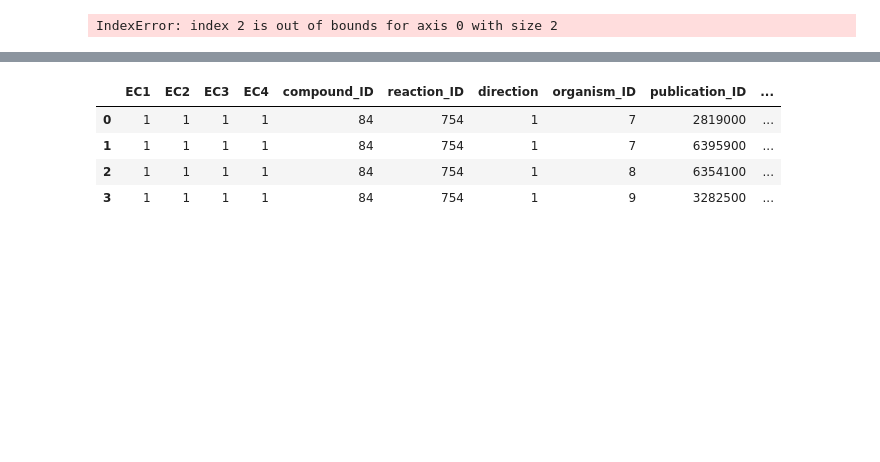
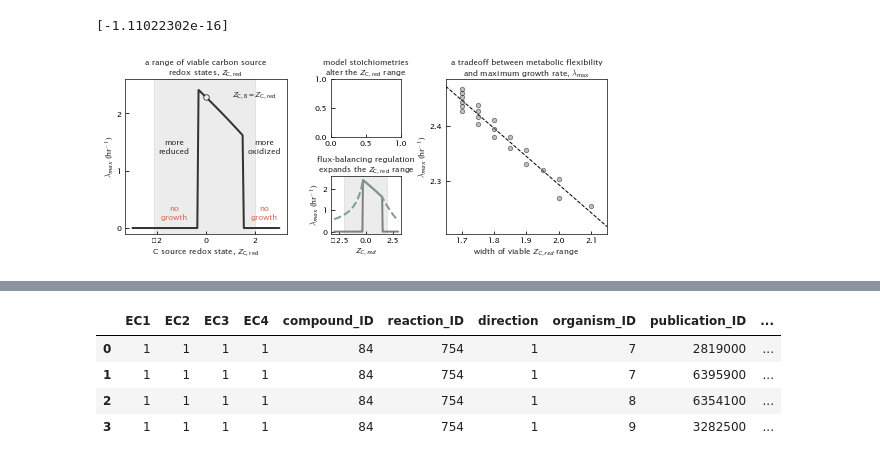
Before and after one commit to flamholz/redox-proteome, a Jupyter notebook: notebooks/Fig3_4.ipynb, the cells around one changed output, grey strips where cells are left out. Cells and saved outputs as stored; diff of their text form; code cells hidden in the pictures; blank space fills up the shorter version.

```diff
--- a/notebooks/Fig3_4.ipynb
+++ b/notebooks/Fig3_4.ipynb
@@ -682,38 +373,92 @@ actual lambda_max: 2.28702680515414
 # %%
-plt.sca(axs[2])
+mosaic_text = "AABDD\nAACDD"
+fig, axs = plt.subplot_mosaic(mosaic_text, figsize=(7.24, 3),
+                              gridspec_kw={'width_ratios': [1, 1, 1.2, 1, 1]})
+
+plt.sca(axs["A"])
 ZCBs = np.array(sorted(var_ZCB_df.ZCB.unique()))
 my_ZCBs = ZCBs[[ 5, ]]
 print(my_ZCBs)
 pal = sns.color_palette('Greys_r', n_colors=5)
 for i, zcb in enumerate(my_ZCBs):
     mask = var_ZCB_df['ZCB'] == zcb
     masked = var_ZCB_df[mask]
 
     no_phi_H = masked[
         masked['opt.max_phi_H_set'] == True]
     plt.plot(no_phi_H.ZCorg, no_phi_H.lambda_hr, color=pal[i], label='$Z_{{C,B}}$ = {0:.1f}'.format(zcb+1e-6))
 
 # Highlight points where ZCred = ZCB
 mask = np.logical_and(
     var_ZCB_df.ZCB.isin(my_ZCBs),
     (var_ZCB_df.ZCB - var_ZCB_df.ZCorg).abs() < 0.01)
 mask = np.logical_and(mask, var_ZCB_df['opt.max_phi_H_set'] == True)
 sns.scatterplot(data=var_ZCB_df[mask],
                 x='ZCorg',
                 y='lambda_hr',
                 color='w', marker='o',
                 s=30, edgecolor='k', alpha=0.9,
                 lw=0.75, zorder=10, legend=False)
 # approx range of ZCred values for coli C sources.
 plt.axvspan(-2.1, 2, color=greys[-3], alpha=0.15, zorder=-10)
-
-plt.ylabel('$\lambda_{max}$ (hr$^{-1}$)')
-plt.xlabel('C source redox state, $Z_{\mathrm{C,red}}$')
-plt.ylim(-0.1, 2.7)
 plt.text(-1.3, 0.15, "no\ngrowth", color=colors['red'], ha='center', fontsize=8)
 plt.text(2.4, 0.15, "no\ngrowth", color=colors['red'], ha='center', fontsize=8)
 plt.text(-1.3, 1.3, "more\nreduced", color=greys[-1], ha='center', fontsize=8)
 plt.text(2.4, 1.3, "more\noxidized", color=greys[-1], ha='center', fontsize=8)
 plt.text(2.9, 2.3, "$Z_{\mathrm{C,B}} = Z_{\mathrm{C,red}}$", color=greys[-1], ha='right', fontsize=8)
+
+plt.ylabel('$\lambda_{max}$ (hr$^{-1}$)')
+plt.xlabel('C source redox state, $Z_{\mathrm{C,red}}$')
+plt.yticks(np.arange(0, 2.91, 1))
+plt.ylim(-0.1, 2.6)
+
+
+plt.sca(axs['C'])
+phi_H_included = var_ZCred_df[
+    var_ZCred_df['opt.max_phi_H_set'] == False]
+no_phi_H = var_ZCred_df[
+    var_ZCred_df['opt.max_phi_H_set'] == True]
+
+plt.plot(no_phi_H.ZCorg, no_phi_H.lambda_hr, color='grey',
+         label=r'baseline model'.format(min_phi_O))
+plt.plot(phi_H_included.ZCorg, phi_H_included.lambda_hr,
+         color=colors['dark_green'], ls='--',
+         label=r'+ATP homeostasis', zorder=10)
+# approx range of ZCred values for coli C sources.
+plt.axvspan(-2.1, 2, color=greys[-3], alpha=0.15, zorder=-10)
+
+ZCred_xlabel = '$Z_{C,red}$'
+plt.xlabel(ZCred_xlabel)
+plt.yticks(np.arange(0, 2.91, 1))
+plt.ylim(-0.1, 2.6)
+plt.ylabel(r'$\lambda_{max}$ (hr$^{-1}$)')
+
+plt.sca(axs['D'])
+sns.scatterplot(data=ZCred_range_by_S4,
+                x='ZCred_range',
+                y='max_lambda_hr',
+                color='grey', marker='o',
+                s=20, edgecolor='k', alpha=0.5,
+                lw=0.75, zorder=10, legend=False)
+xs = np.linspace(1.65, 2.15, 100)
+ys = tradeoff_reg.slope*xs + tradeoff_reg.intercept
+plt.plot(xs, ys, color='k', ls='--', lw=1)
+plt.xlim(1.65, 2.15)
+plt.yticks(np.arange(2.3, 2.41, 0.1))
+plt.ylabel('$\lambda_{max}$ (hr$^{-1}$)')
+plt.xlabel('width of viable $Z_{C,red}$ range')
+
+titles = ['a range of viable carbon source\nredox states, $Z_{\mathrm{C,red}}$',
+          'model stoichiometries\nalter the $Z_{\mathrm{C,red}}$ range',
+          'a tradeoff between metabolic flexibility\nand maximum growth rate, $\lambda_{\mathrm{max}}$',
+          'flux-balancing regulation\nexpands the $Z_{\mathrm{C,red}}$ range',
+          ]
+for title, ax in zip(titles, axs.values()):
+    ax.set_title(title)
+
+plt.tight_layout()
+plt.savefig('../output/Fig4_metabolic_flexibility.png', facecolor='white', dpi=300, bbox_inches='tight')
+plt.show()
 # %% [output]
-IndexError: index 2 is out of bounds for axis 0 with size 2
+[-1.11022302e-16]
+[figure, added]
```
Also changed, not shown: parts of 13 cells of this notebook.
